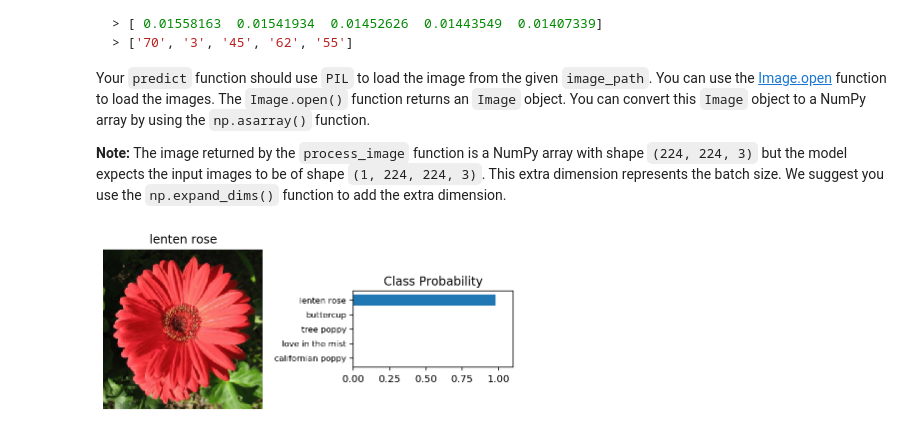
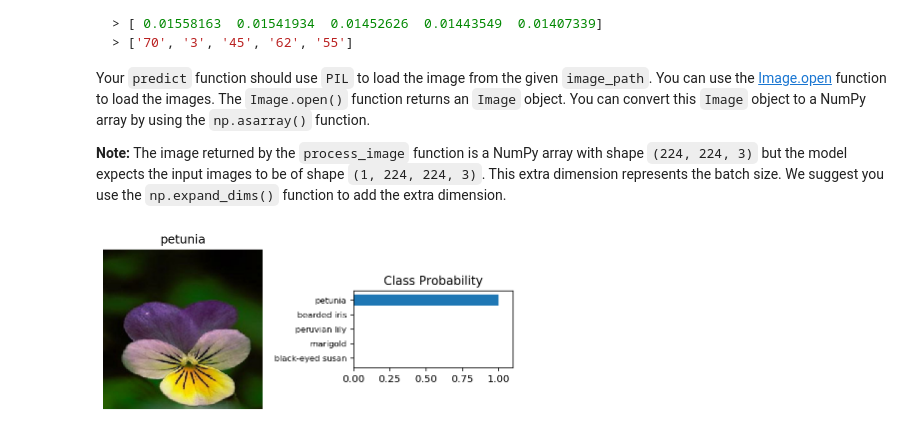
Before and after one commit to NasimKh/intro-to-ml-tensorflow, a Jupyter notebook: projects/p2_image_classifier/Project_Image_Classifier_Project.ipynb, the cells around one changed output. Saved outputs shown, nothing was run; the diff lists cells and outputs as text; code cells hidden in the pictures.

```diff
--- a/projects/p2_image_classifier/Project_Image_Classifier_Project.ipynb
+++ b/projects/p2_image_classifier/Project_Image_Classifier_Project.ipynb
@@ -540,26 +544,26 @@ def predict(image_path, model, top_k):
 # %%
-for image_batch, label_batch in testing_batches.take(1):
+for image_batch, label_batch in testing_batches.take(2):
     ps = model.predict(image_batch)
     first_image = image_batch.numpy().squeeze()[0]
     first_label = label_batch.numpy()[0]
 
 
 
 keys = np.argpartition(ps[0], -5)[-5:]
 
 fig, (ax1, ax2) = plt.subplots(figsize=(6,9), ncols=2)
 ax1.imshow(first_image, cmap = plt.cm.binary)
 ax1.axis('off')
 ax1.set_title(class_names[str(first_label)])
 ax2.barh(np.arange(5), ps[0][keys])
 ax2.set_aspect(0.1)
 ax2.set_yticks(np.arange(5))
 ax2.set_yticklabels([class_names.get(str(key)) for key in keys], size='small');
 ax2.set_title('Class Probability')
 ax2.set_xlim(0, 1.1)
 plt.tight_layout()
 # %% [output]
-[figure, old version]
+[figure, new version]
 # %% [markdown]
 # Sanity Check
 
```
Also changed, not shown: parts of 5 cells of this notebook, 12 other files.
